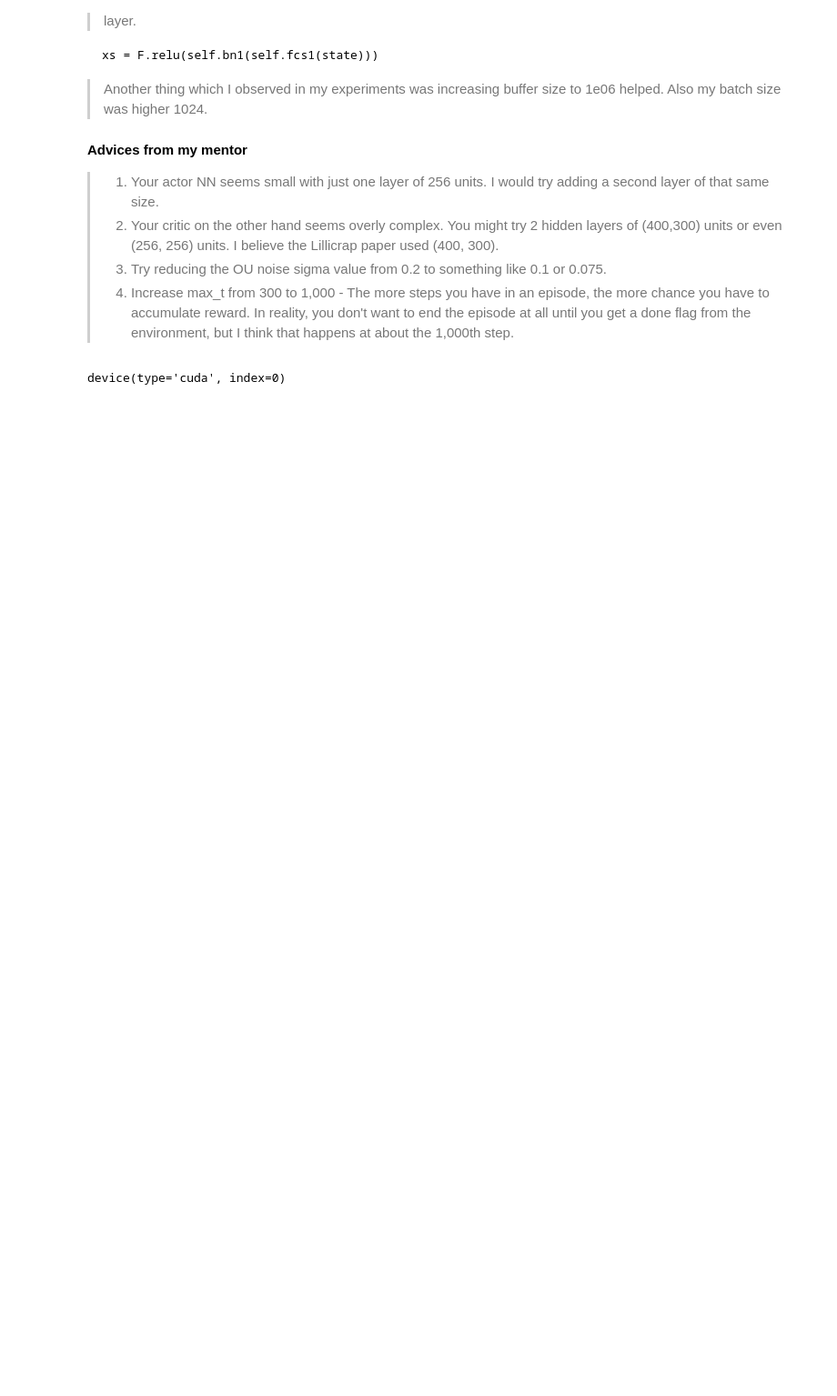
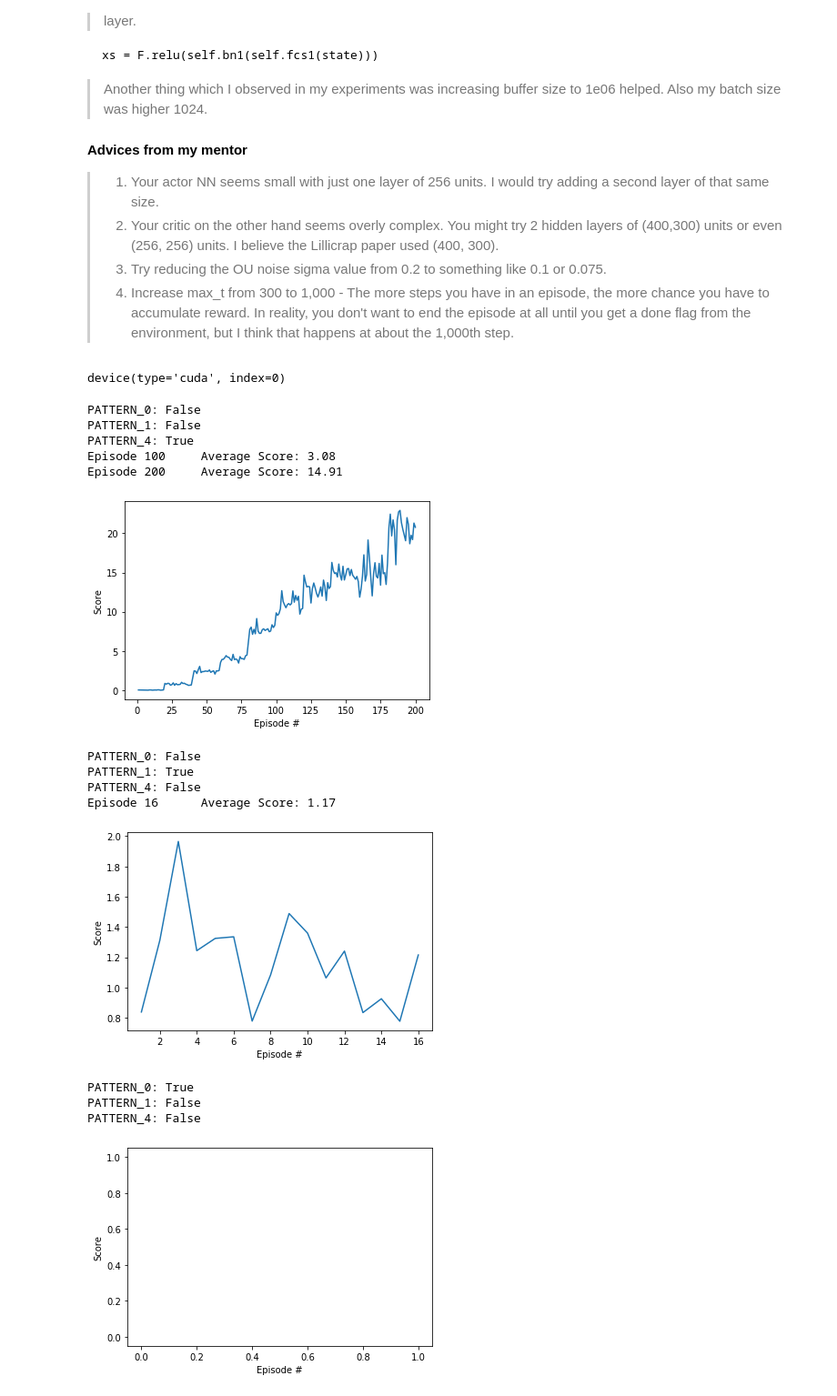
Before and after one commit to YoshiyukiKono/DRL_P2_Continuous-Control, a Jupyter notebook: Continuous_Control_multi.ipynb, the cells around one changed output. Shown: that part at 91% size. Drawn from its saved outputs; the diff is of its cells as text; code cells hidden in the pictures; blank space fills up the shorter version.

```diff
--- a/Continuous_Control_multi.ipynb
+++ b/Continuous_Control_multi.ipynb
@@ -550,11 +550,11 @@ def ddpg_multi(agents, n_episodes=1000, max_t=300, print_every=100, target_rewar
     print("PATTERN_1:",PATTERN_1)
     print("PATTERN_4:",PATTERN_4)
     try:
-        return run_ddpg(agents, scores_total, n_episodes, max_t, print_every, target_reward)
+        return run_ddpg_multi(agents, scores_total, n_episodes, max_t, print_every, target_reward)
     except KeyboardInterrupt:
         return scores_total
 
-def run_ddpg(agents, scores_total, n_episodes=1000, max_t=300, print_every=100, target_reward=TARGET_REWARD):
+def run_ddpg_multi(agents, scores_total, n_episodes=1000, max_t=300, print_every=100, target_reward=TARGET_REWARD):
 
     scores_window = deque(maxlen=print_every)  # last `print_every`(default:100) times scores
 
@@ -575,6 +575,7 @@ def run_ddpg(agents, scores_total, n_episodes=1000, max_t=300, print_every=100,
             agents[i].reset()
 
         for t in range(max_t):
+            #print('\rEpisode {}\tAverage Score: {:.2f}\t - {}'.format(i_episode, np.mean(scores_window), t), end="")
 
             #action = agent.act(state)
             actions = []
@@ -606,6 +607,8 @@ def run_ddpg(agents, scores_total, n_episodes=1000, max_t=300, print_every=100,
                             for j in range(10):
                                 experiences = memory.sample()
                                 agents[i].learn(experiences, GAMMA)
+                            torch.save(agents[0].actor_local.state_dict(), 'checkpoint_actor.pth')
+                            torch.save(agents[0].critic_local.state_dict(), 'checkpoint_critic.pth')
 
             #if len(memories[0]) > BATCH_SIZE:
             #    for j in range(len(memories)):
@@ -624,7 +627,7 @@ def run_ddpg(agents, scores_total, n_episodes=1000, max_t=300, print_every=100,
             print('\rEpisode {}\tAverage Score: {:.2f}'.format(i_episode, np.mean(scores_window)))
         if np.mean(scores_window)>=target_reward:
             print('\nEnvironment solved in {:d} episodes!\tAverage Score: {:.2f}'.format(i_episode-100, np.mean(scores_window)))
-            torch.save(agent.actor_local.state_dict(), 'checkpoint_actor.pth')
-            torch.save(agent.critic_local.state_dict(), 'checkpoint_critic.pth')
+            torch.save(agents[0].actor_local.state_dict(), 'checkpoint_actor.pth')
+            torch.save(agent[0].critic_local.state_dict(), 'checkpoint_critic.pth')
             break
     return scores_total
@@ -642,7 +736,8 @@ def hidden_init(layer):
 class ActorBN(nn.Module):
     """Actor (Policy) Model."""
 
-    def __init__(self, state_size, action_size, seed, fc1_units=400, fc2_units=300):
+    def __init__(self, state_size, action_size, seed, fc1_units=256, fc2_units=256):
+    #def __init__(self, state_size, action_size, seed, fc1_units=400, fc2_units=300):
         """Initialize parameters and build model.
         Params
         ======
@@ -679,6 +774,9 @@ class ActorBN(nn.Module):
 
     def forward(self, state):
         """Build an actor (policy) network that maps states -> actions."""
+
+        #print('\rActor Start building the network', end="")
+
         x = F.relu(self.fc1(state))
 
         #x = F.relu(self.bn1(self.fc1(state)))
@@ -692,7 +790,8 @@ class ActorBN(nn.Module):
 class CriticBN(nn.Module):
     """Critic (Value) Model."""
 
-    def __init__(self, state_size, action_size, seed, fcs1_units=400, fc2_units=300):
+    def __init__(self, state_size, action_size, seed, fcs1_units=256, fc2_units=256):
+    #def __init__(self, state_size, action_size, seed, fcs1_units=400, fc2_units=300):
         """Initialize parameters and build model.
         Params
         ======
@@ -734,6 +833,8 @@ class CriticBN(nn.Module):
     def forward(self, state, action):
         """Build a critic (value) network that maps (state, action) pairs -> Q-values."""
 
+        #print('\Critic Start building the network', end="")
+
         #xs = F.relu(self.bn1(self.fcs1(state)))
 
         xs = F.relu(self.fcs1(state))
@@ -866,4 +967,42 @@ class AgentBN():
 # %%
 BUFFER_SIZE = int(1e6) #int(1e5)  # replay buffer size
 BATCH_SIZE = 1024 #128        # minibatch size
+# %%
+TARGET_REWARD=45
+
+PATTERN_0 = False #False
+PATTERN_1 = False #False
+PATTERN_4 = True #True
+
+#agents = []
+#for i in range(num_agents):
+#    agents.append(AgentBN(state_size=state_size, action_size=action_size, random_seed=2))
+
+agent = AgentBN(state_size=state_size, action_size=action_size, random_seed=2)
+
+#4. Increase max_t from 300 to 1,000
+scores = ddpg(agent, num_agents, n_episodes=500, max_t=1000, print_every=20, target_reward=TARGET_REWARD)
+
+fig = plt.figure()
+ax = fig.add_subplot(111)
+plt.plot(np.arange(1, len(scores)+1), scores)
+plt.ylabel('Score')
+plt.xlabel('Episode #')
+plt.show()
+# %% [output]
+PATTERN_0: False
+PATTERN_1: False
+PATTERN_4: True
+Episode 100     Average Score: 3.08
+Episode 200     Average Score: 14.91
+[figure, added]
+PATTERN_0: False
+PATTERN_1: True
+PATTERN_4: False
+Episode 16      Average Score: 1.17
+[figure, added]
+PATTERN_0: True
+PATTERN_1: False
+PATTERN_4: False
+[figure, added]
 # %%
```
Also changed, not shown: parts of 6 cells of this notebook.
